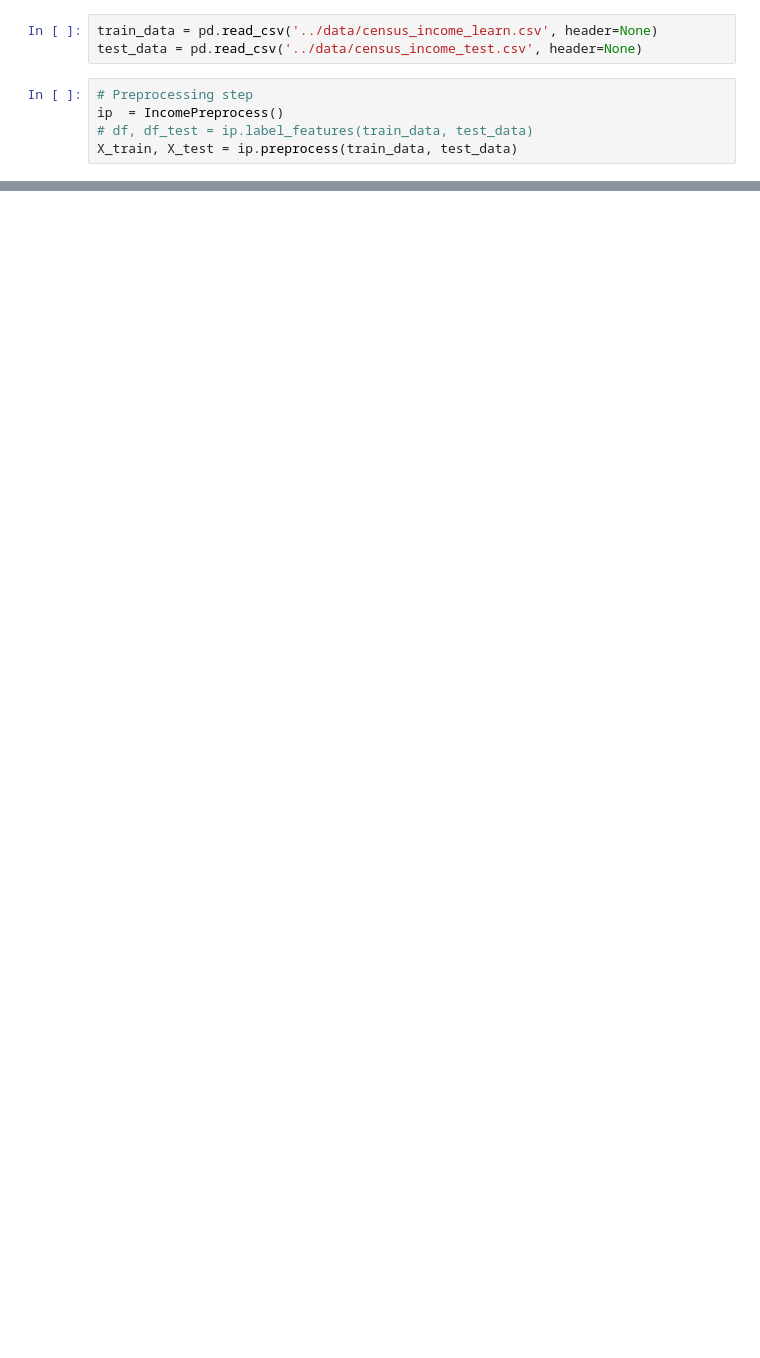
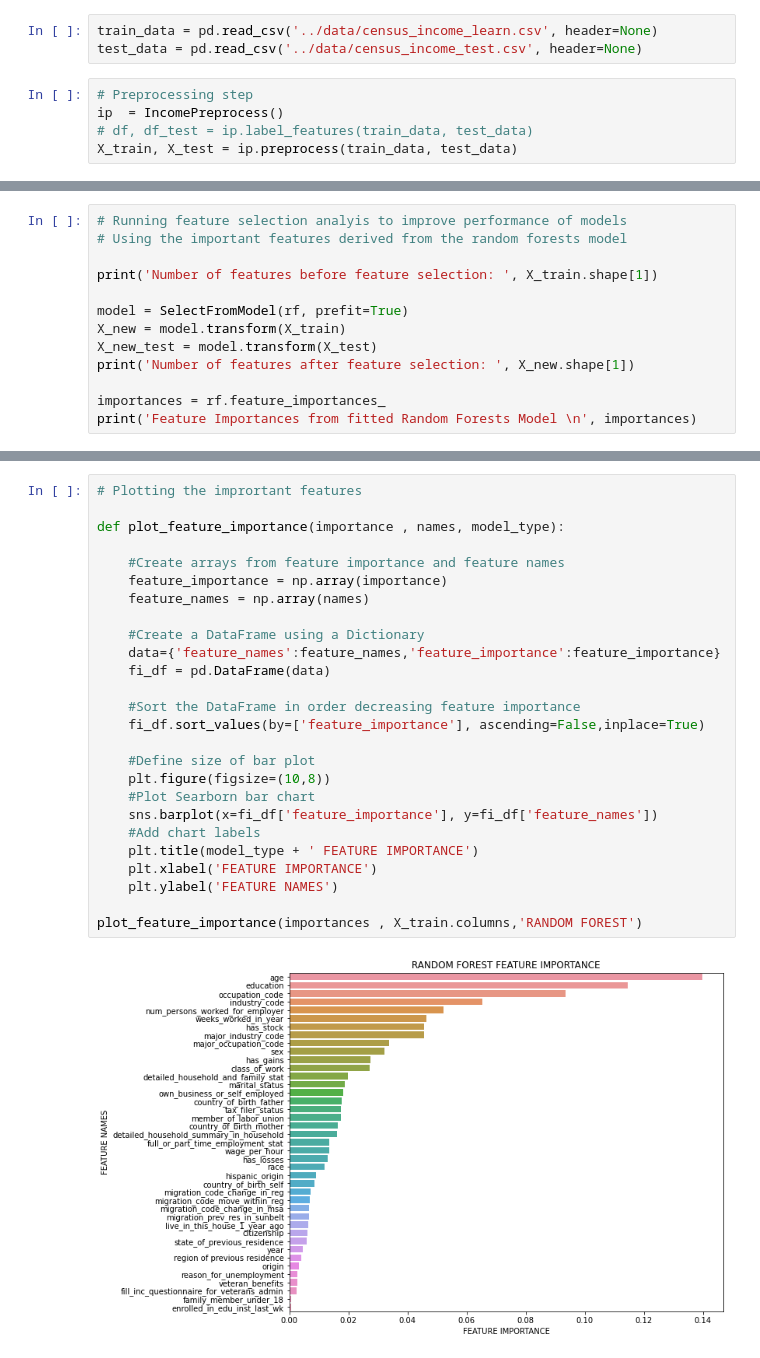
Before and after one commit to jenright15/income-classification, a Jupyter notebook: code/Data_Modeling.ipynb, the cells around one changed output, grey strips where cells are left out. Saved outputs shown, nothing was run; the diff lists cells and outputs as text; blank space fills up the shorter version.

```diff
--- a/code/Data_Modeling.ipynb
+++ b/code/Data_Modeling.ipynb
@@ -101,0 +199,13 @@ Accuracy 0.9478048928488354
+# %%
+# Running feature selection analyis to improve performance of models
+# Using the important features derived from the random forests model
+
+print('Number of features before feature selection: ', X_train.shape[1])
+
+model = SelectFromModel(rf, prefit=True)
+X_new = model.transform(X_train)
+X_new_test = model.transform(X_test)
+print('Number of features after feature selection: ', X_new.shape[1])
+
+importances = rf.feature_importances_
+print('Feature Importances from fitted Random Forests Model \n', importances)
@@ -101,0 +223,28 @@ Accuracy 0.9478048928488354
+# %%
+# Plotting the imprortant features
+
+def plot_feature_importance(importance , names, model_type):
+
+    #Create arrays from feature importance and feature names
+    feature_importance = np.array(importance)
+    feature_names = np.array(names)
+
+    #Create a DataFrame using a Dictionary
+    data={'feature_names':feature_names,'feature_importance':feature_importance}
+    fi_df = pd.DataFrame(data)
+
+    #Sort the DataFrame in order decreasing feature importance
+    fi_df.sort_values(by=['feature_importance'], ascending=False,inplace=True)
+
+    #Define size of bar plot
+    plt.figure(figsize=(10,8))
+    #Plot Searborn bar chart
+    sns.barplot(x=fi_df['feature_importance'], y=fi_df['feature_names'])
+    #Add chart labels
+    plt.title(model_type + ' FEATURE IMPORTANCE')
+    plt.xlabel('FEATURE IMPORTANCE')
+    plt.ylabel('FEATURE NAMES')
+
+plot_feature_importance(importances , X_train.columns,'RANDOM FOREST')
+# %% [output]
+[figure, added]
```
Also changed, not shown: parts of 23 cells of this notebook, 6 other files.
